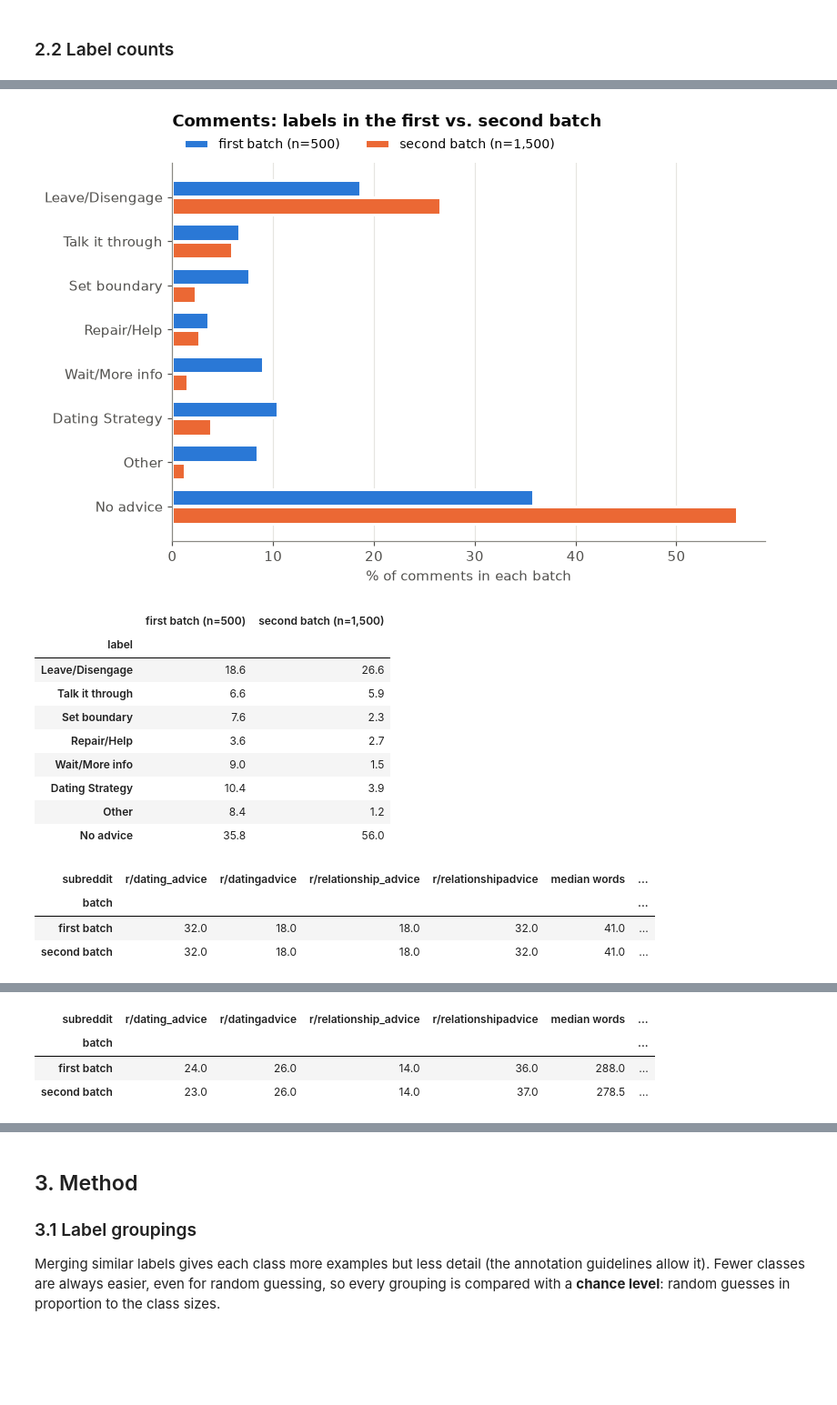
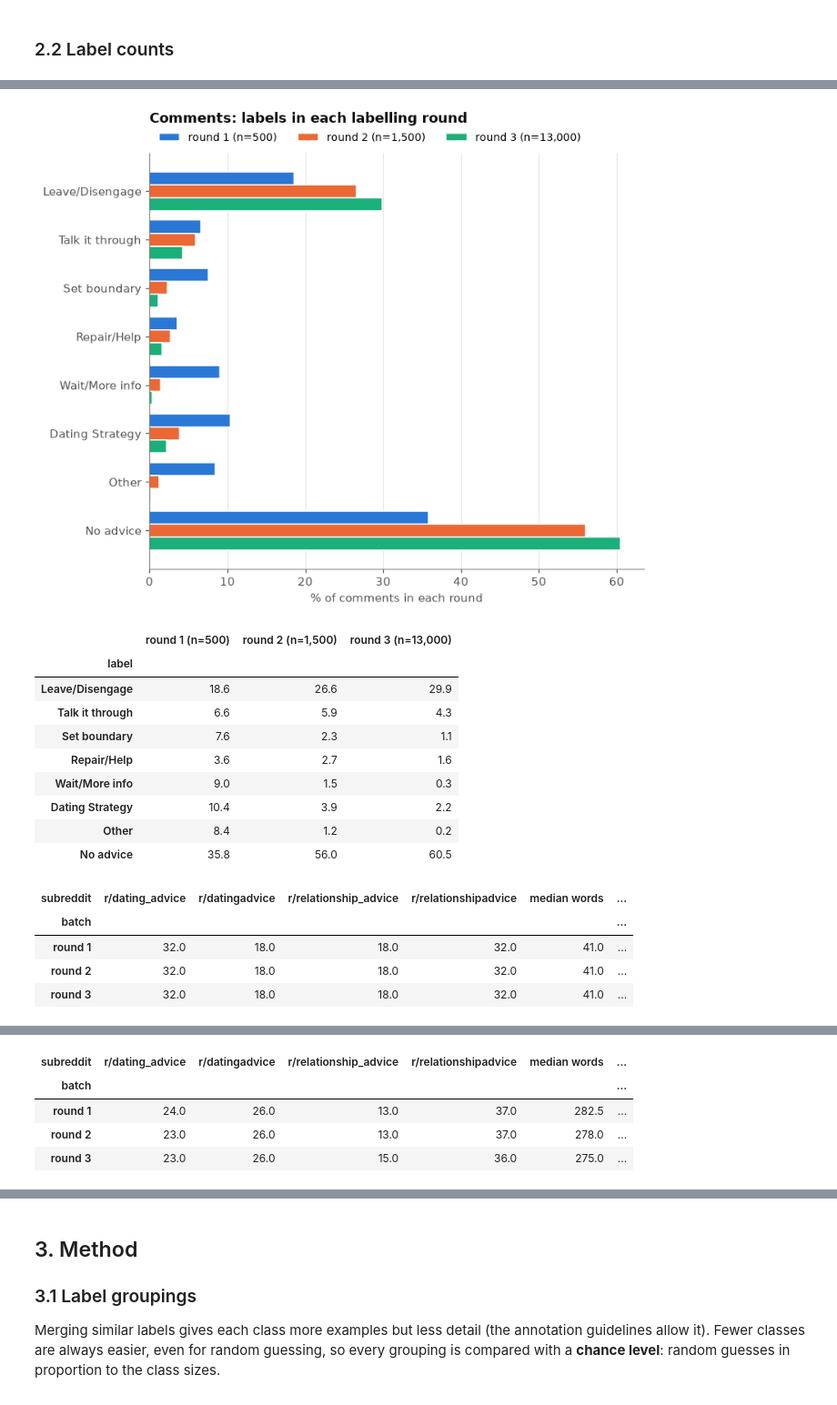
Before and after one commit to specter-26/ta2_reddit_project, a Jupyter notebook: notebooks/03_data_modelling.ipynb, the cells around one changed output, grey strips where cells are left out. Shown at 91% size. Drawn from its saved outputs; the diff is of its cells as text; code cells hidden in the pictures; blank space fills up the shorter version.

Commit message:
Retrain baseline on final annotations

```diff
--- a/notebooks/03_data_modelling.ipynb
+++ b/notebooks/03_data_modelling.ipynb
@@ -167,12 +174,12 @@ def snippet(text) -> str:
     return text[:SNIPPET_CHARS] + ("…" if len(text) > SNIPPET_CHARS else "")
 
 
-def load(path, first_round_path, id_cols, labels, clean_name):
+def load(path, earlier_round_paths, id_cols, labels, clean_name):
     df = read_annotations(path, id_cols)
     df["label"] = clean_label(df["Primary Label"])
     df["label_secondary"] = clean_label(df["Secondary Label"])
-    first_ids = set(read_annotations(first_round_path, id_cols)["submissionId"])
-    df["batch"] = np.where(df["submissionId"].isin(first_ids), "first batch", "second batch")
+    round_1, round_2 = (set(read_annotations(p, id_cols)["submissionId"]) for p in earlier_round_paths)
+    df["batch"] = np.select([df["submissionId"].isin(round_1), df["submissionId"].isin(round_2)], ["round 1", "round 2"], "round 3")
     assert df["submissionId"].is_unique
     assert set(df["label"]) <= set(labels), set(df["label"]) - set(labels)
     clean = read_clean(clean_name)
@@ -182,19 +189,18 @@ def load(path, first_round_path, id_cols, labels, clean_name):
     return df
 
 
-com = load(COMMENTS_FILE, FIRST_ROUND_COMMENTS, ["submissionId", "parentPostId"], ADVICE_LABELS, "comments_active_5plus")
+com = load(COMMENTS_FILE, EARLIER_ROUNDS["comments"], ["submissionId", "parentPostId"], ADVICE_LABELS, "comments_active_5plus")
 com["thread"] = com["parentPostId"]          # comments under the same post form one thread
 com["text"] = com["bodyText"].map(prepare_text)
 com["n_words"] = com["bodyText"].astype(str).str.split().str.len()
 
-post = load(POSTS_FILE, FIRST_ROUND_POSTS, ["submissionId"], TOPIC_LABELS, "posts_active_5plus")
+post = load(POSTS_FILE, EARLIER_ROUNDS["posts"], ["submissionId"], TOPIC_LABELS, "posts_active_5plus")
 post["thread"] = post["submissionId"]        # every post is its own thread
 post["text"] = (post["title"].fillna("") + " . " + post["bodyText"].fillna("")).map(prepare_text)
 post["title_text"] = post["title"].fillna("").map(prepare_text)
 post["n_words"] = (post["title"].fillna("") + " " + post["bodyText"].fillna("")).str.split().str.len()
 
 for what, df in [("Comments", com), ("Posts", post)]:
-    batches = df["batch"].value_counts()
-    print(f"{what}: {len(df):,} items from {df['thread'].nunique():,} threads "
-          f"(first batch {batches['first batch']}, second batch {batches['second batch']}); text matches the clean dataset")
+    rounds = ", ".join(f"{b}: {n:,}" for b, n in df["batch"].value_counts().sort_index().items())
+    print(f"{what}: {len(df):,} items from {df['thread'].nunique():,} threads ({rounds}); text matches the clean dataset")
 # %% [output]
@@ -257,46 +271,50 @@ The files combine two labelling batches: the first annotation round (500 comment
 # %%
 def plot_batch_shares(shares, what):
-    """Grouped bars: share of each label in the first vs. the second batch."""
+    """Grouped bars: share of each label in every labelling round."""
+    n = shares.shape[1]
+    height = 0.8 / n
     y = np.arange(len(shares))
-    fig, ax = plt.subplots(figsize=(7.5, 0.45 * len(shares) + 1.4))
-    for offset, column, color in [(-0.2, shares.columns[0], BLUE), (0.2, shares.columns[1], ORANGE)]:
-        ax.barh(y + offset, shares[column] * 100, height=0.38, color=color, edgecolor="white", linewidth=2, label=column)
+    fig, ax = plt.subplots(figsize=(7.5, 0.6 * len(shares) + 1.4))
+    for i, (column, color) in enumerate(zip(shares.columns, [BLUE, ORANGE, AQUA])):
+        ax.barh(y + (i - (n - 1) / 2) * height, shares[column] * 100, height=height, color=color,
+                edgecolor="white", linewidth=1, label=column)
     ax.set_yticks(y, shares.index)
     ax.invert_yaxis()                       # same order as the table: first label at the top
-    ax.set_title(f"{what}: labels in the first vs. second batch", pad=26)
-    ax.legend(loc="lower left", bbox_to_anchor=(0, 1.0), ncol=2, fontsize=9)
-    ax.set_xlabel(f"% of {what.lower()} in each batch")
+    ax.set_title(f"{what}: labels in each labelling round", pad=26)
+    ax.legend(loc="lower left", bbox_to_anchor=(0, 1.0), ncol=n, fontsize=9)
+    ax.set_xlabel(f"% of {what.lower()} in each round")
     ax.xaxis.grid(True); ax.set_axisbelow(True)
     plt.tight_layout(); plt.show()
 
 
 def compare_batches(df, labels, what):
     sizes = df["batch"].value_counts()
     shares = pd.crosstab(df["label"], df["batch"], normalize="columns").reindex(labels, fill_value=0)
     shares.columns = [f"{b} (n={sizes[b]:,})" for b in shares.columns]
     plot_batch_shares(shares, what)
     display((shares * 100).round(1))
     mix = pd.crosstab(df["batch"], df["subreddit"], normalize="index").mul(100).round(0)
     mix["median words"] = df.groupby("batch")["n_words"].median()
     mix["with secondary label (%)"] = df.groupby("batch")["label_secondary"].apply(lambda s: round(s.notna().mean() * 100))
     display(mix)
 
 
 compare_batches(com, ADVICE_LABELS, "Comments")
 compare_batches(post, TOPIC_LABELS, "Posts")
 # %% [output]
-[figure, old version]
+[figure, new version]
-|  | first batch (n=500) | second batch (n=1,500) |
-| label |  |  |
-| Leave/Disengage | 18.6 | 26.6 |
-| Talk it through | 6.6 | 5.9 |
-| Set boundary | 7.6 | 2.3 |
-| Repair/Help | 3.6 | 2.7 |
-| Wait/More info | 9.0 | 1.5 |
-| Dating Strategy | 10.4 | 3.9 |
-| Other | 8.4 | 1.2 |
-| No advice | 35.8 | 56.0 |
+|  | round 1 (n=500) | round 2 (n=1,500) | round 3 (n=13,000) |
+| label |  |  |  |
+| Leave/Disengage | 18.6 | 26.6 | 29.9 |
+| Talk it through | 6.6 | 5.9 | 4.3 |
+| Set boundary | 7.6 | 2.3 | 1.1 |
+| Repair/Help | 3.6 | 2.7 | 1.6 |
+| Wait/More info | 9.0 | 1.5 | 0.3 |
+| Dating Strategy | 10.4 | 3.9 | 2.2 |
+| Other | 8.4 | 1.2 | 0.2 |
+| No advice | 35.8 | 56.0 | 60.5 |
 | subreddit | r/dating_advice | r/datingadvice | r/relationship_advice | r/relationshipadvice | median words | ... |
 | batch |  |  |  |  |  | ... |
-| first batch | 32.0 | 18.0 | 18.0 | 32.0 | 41.0 | ... |
-| second batch | 32.0 | 18.0 | 18.0 | 32.0 | 41.0 | ... |
+| round 1 | 32.0 | 18.0 | 18.0 | 32.0 | 41.0 | ... |
+| round 2 | 32.0 | 18.0 | 18.0 | 32.0 | 41.0 | ... |
+| round 3 | 32.0 | 18.0 | 18.0 | 32.0 | 41.0 | ... |
@@ -317,4 +335,5 @@ compare_batches(post, TOPIC_LABELS, "Posts")
 | subreddit | r/dating_advice | r/datingadvice | r/relationship_advice | r/relationshipadvice | median words | ... |
 | batch |  |  |  |  |  | ... |
-| first batch | 24.0 | 26.0 | 14.0 | 36.0 | 288.0 | ... |
-| second batch | 23.0 | 26.0 | 14.0 | 37.0 | 278.5 | ... |
+| round 1 | 24.0 | 26.0 | 13.0 | 37.0 | 282.5 | ... |
+| round 2 | 23.0 | 26.0 | 13.0 | 37.0 | 278.0 | ... |
+| round 3 | 23.0 | 26.0 | 15.0 | 36.0 | 275.0 | ... |
```
Also changed, not shown: parts of 33 cells of this notebook.
